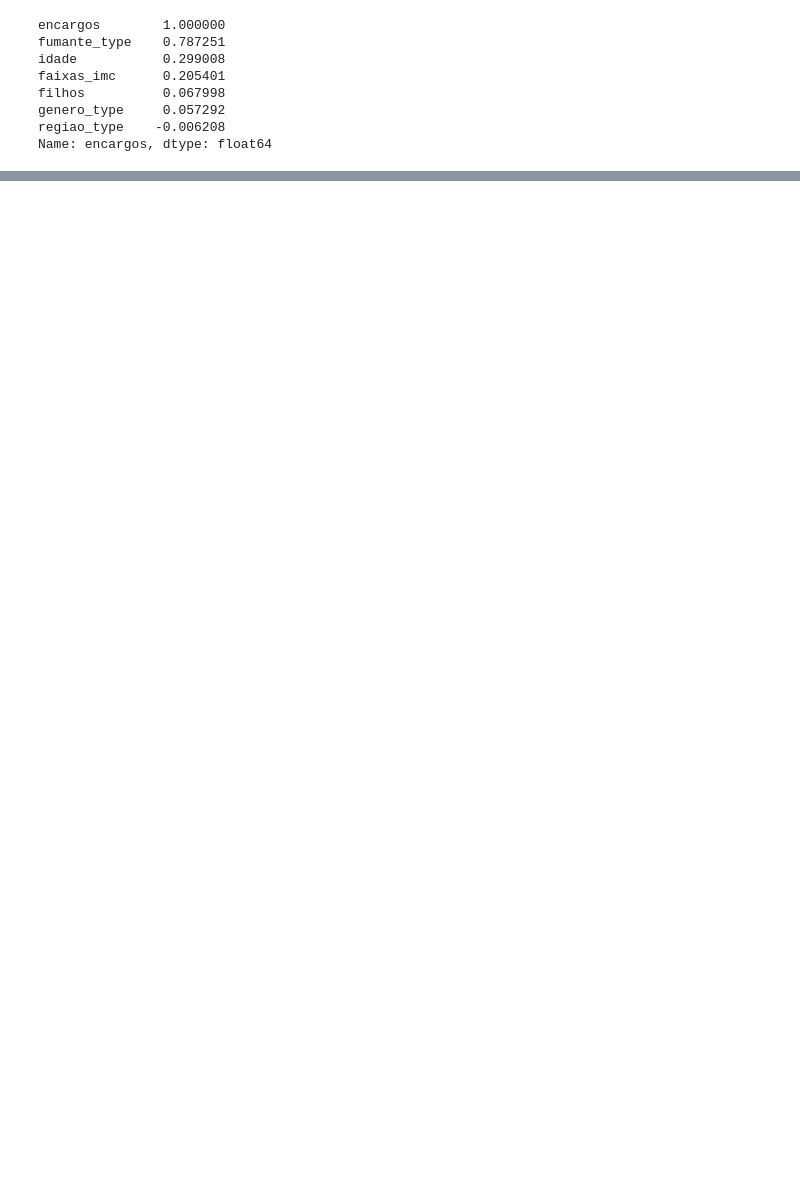
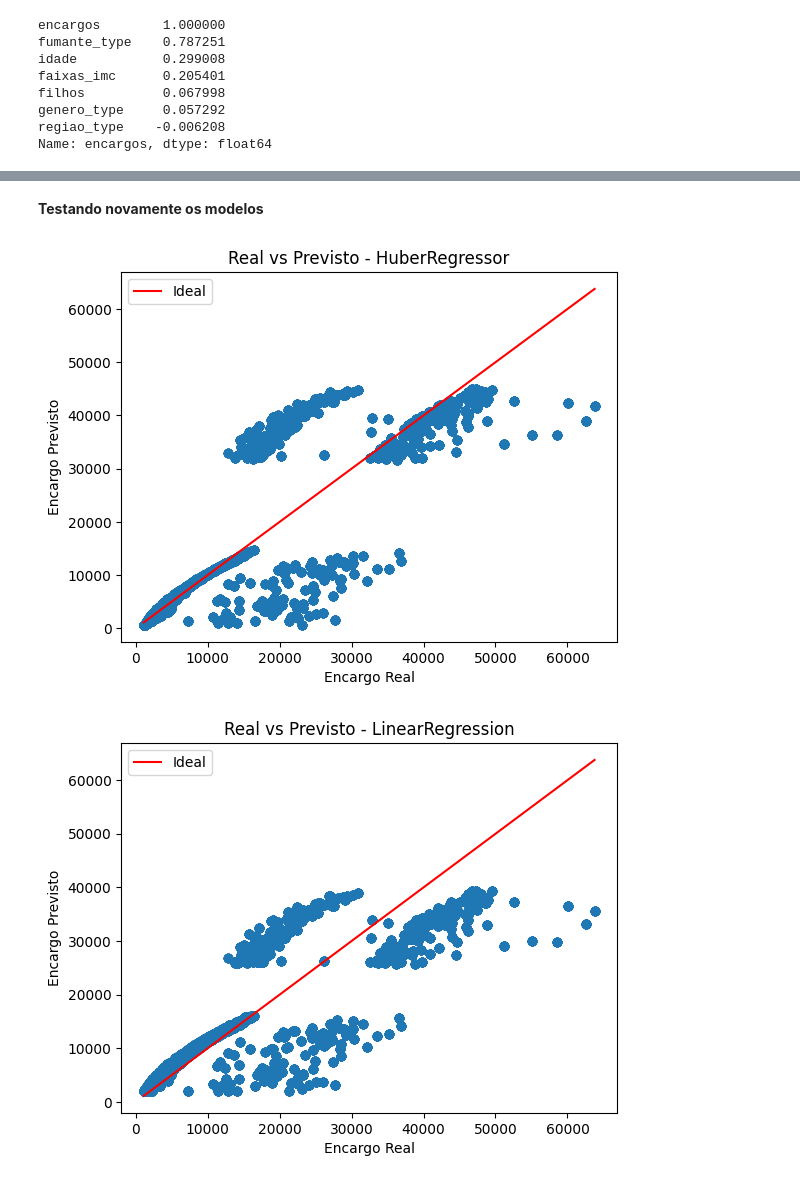
Before and after one commit to leomiyagi/tech-challenge-fase-1, a Jupyter notebook: previsao-custos-medicos.ipynb, the cells around one changed output, grey strips where cells are left out. Drawn from its saved outputs; the diff is of its cells as text; code cells hidden in the pictures; blank space fills up the shorter version.

```diff
--- a/previsao-custos-medicos.ipynb
+++ b/previsao-custos-medicos.ipynb
@@ -348,0 +327,6 @@ O MAPE é: 11.11%
+# %%
+upsample_dataset = dataset.sample(n=100000, replace=True, random_state=42, ignore_index=True)
+
+upsample_dataset_tratado = preprocess_dataset(upsample_dataset)
+
+upsample_dataset_tratado.describe()
@@ -348,0 +343,2 @@ O MAPE é: 11.11%
+# %%
+X_train, y_train, X_test, y_test = stratified_split(upsample_dataset_tratado)
@@ -348,0 +364,7 @@ O MAPE é: 11.11%
+# %% [markdown]
+**Testando novamente os modelos**
+# %%
+model_results = run_all_models(X_train, y_train, X_test, y_test)
+# %% [output]
+[figure, added]
+[figure, added]
```
Also changed, not shown: parts of 61 cells of this notebook.
